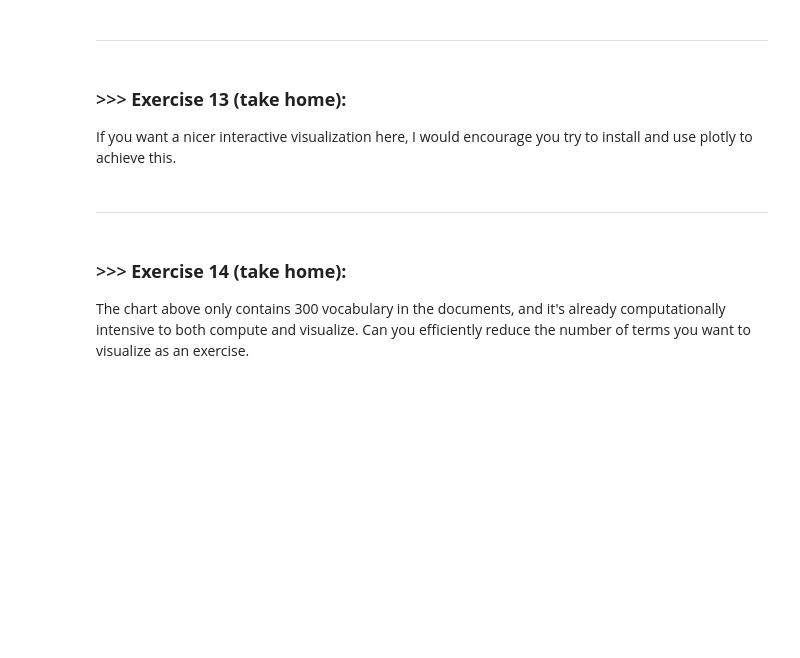
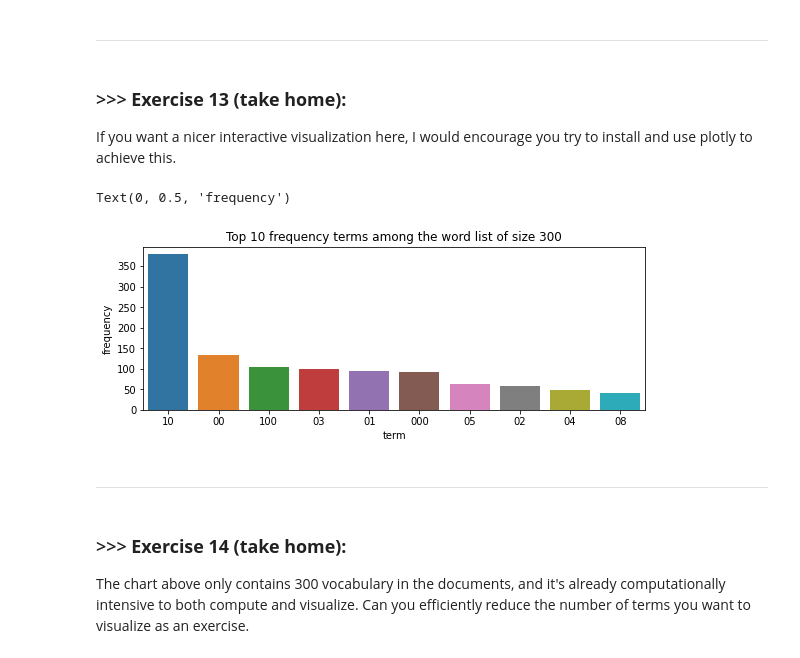
Before and after one commit to provomittt/DM2023-Lab1-Master, a Jupyter notebook: DM2023-Lab1-Master.ipynb, the cells around one changed output. Saved outputs shown, nothing was run; the diff lists cells and outputs as text; code cells hidden in the pictures; blank space fills up the shorter version.

```diff
--- a/DM2023-Lab1-Master.ipynb
+++ b/DM2023-Lab1-Master.ipynb
@@ -1368,3 +1410,17 @@ If you want a nicer interactive visualization here, I would encourage you try to
+# %%
+# Answer here
+plt.subplots(figsize=(9, 3))
+_y = term_frequencies[:300]
+ind = _y.argsort()[-10:][::-1]
+# print(_y[ind])
+ax = sns.barplot(x=count_vect.get_feature_names_out()[ind],
+            y=_y[ind])
+ax.set_title('Top 10 frequency terms among the word list of size 300')
+ax.set_xlabel('term')
+ax.set_ylabel('frequency')
+# %% [output]
+Text(0, 0.5, 'frequency')
+[figure, added]
 # %% [markdown]
 ---
 # %% [markdown]
```
Also changed, not shown: parts of 18 cells of this notebook, 1 other file.
